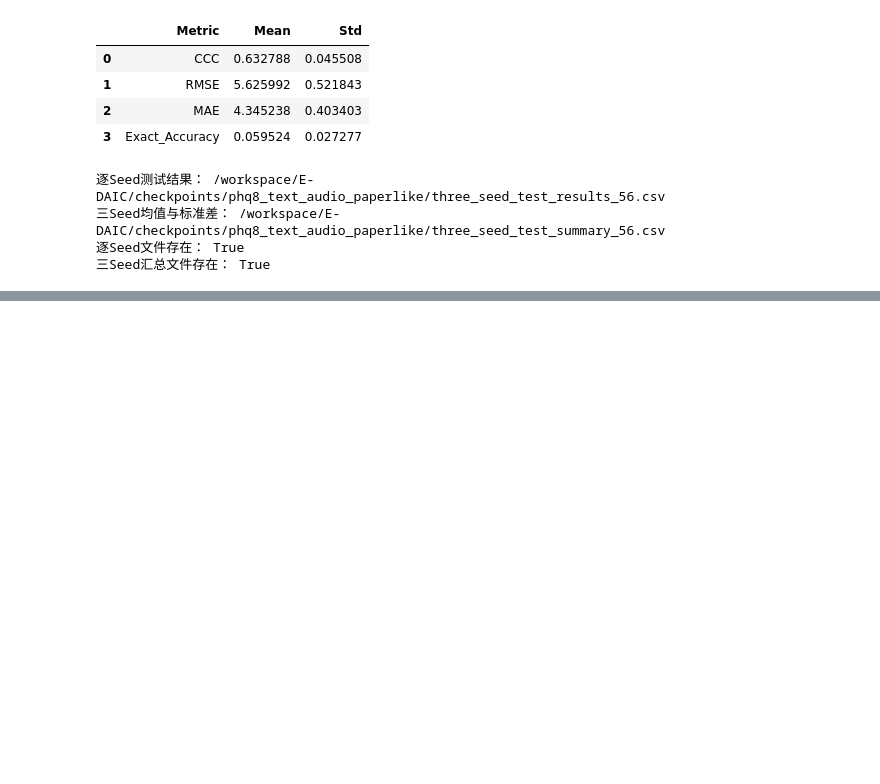
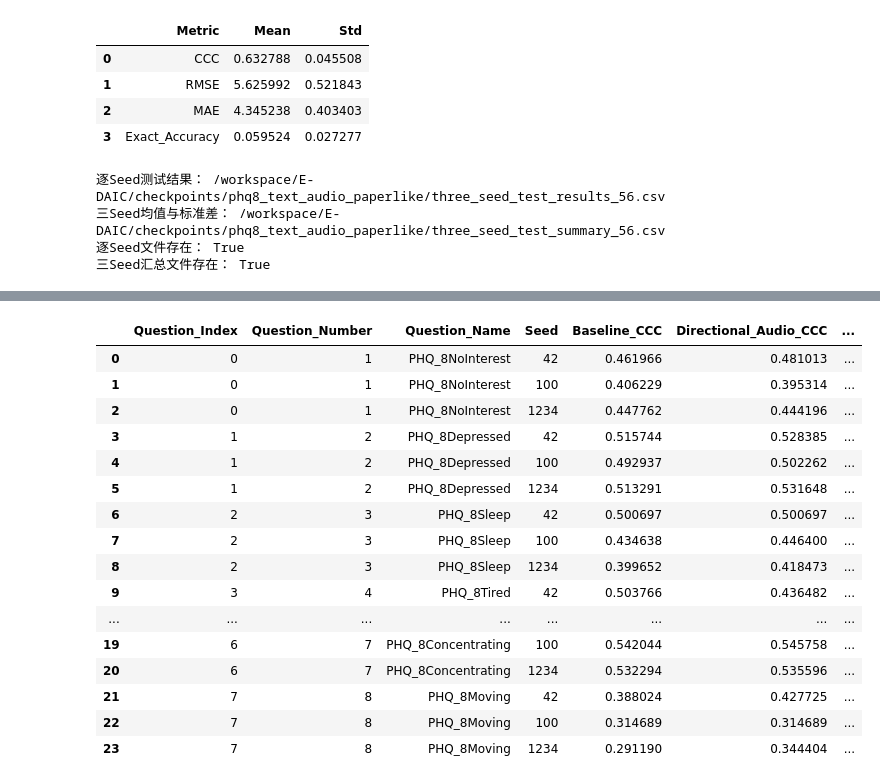
Before and after one commit to colderlyr/questmf_fuxian, a Jupyter notebook: Audio/self.ipynb, the cells around one changed output, grey strips where cells are left out. Drawn from its saved outputs; the diff is of its cells as text; code cells hidden in the pictures; blank space fills up the shorter version.

```diff
--- a/Audio/self.ipynb
+++ b/Audio/self.ipynb
@@ -3441,0 +4852,2 @@ print("三Seed汇总文件存在：", fusion_three_seed_summary_path.exists())
+# %%
+FUSION_BEST_CCC_ENCODER_CHECKPOINT_ROOT = FUSION_CHECKPOINT_ROOT.parent / f"{FUSION_CHECKPOINT_ROOT.name}_best_ccc_encoders"
@@ -3441,0 +5014,31 @@ print("三Seed汇总文件存在：", fusion_three_seed_summary_path.exists())
+# %%
+def get_best_ccc_baseline_output_dir(question_index, seed):
+    return FUSION_BEST_CCC_ENCODER_CHECKPOINT_ROOT / f"seed_{seed}" / f"question_{question_index + 1}"
+
+def get_directional_audio_output_dir(question_index, seed):
+    lambda_tag = f"{FINAL_AUDIO_CONTRAST_LAMBDA:.6g}".replace("-", "m").replace(".", "p")
+    margin_tag = f"{FINAL_AUDIO_CONTRAST_MARGIN:.6g}".replace("-", "m").replace(".", "p")
+    return AUDIO_CONTRAST_CHECKPOINT_ROOT / f"lambda_{lambda_tag}_margin_{margin_tag}_neg_{FINAL_AUDIO_CONTRAST_NEGATIVE_SETS}" / f"seed_{seed}" / f"question_{question_index + 1}"
+# %%
+final_best_ccc_baseline_results = {}
+final_directional_audio_results = {}
+
+for question_index in FINAL_QUESTION_INDICES:
+    for seed in FINAL_SEEDS:
+        baseline_output_dir = get_best_ccc_baseline_output_dir(question_index, seed)
+        baseline_result = load_completed_question_result(baseline_output_dir, question_index, seed, "text_audio_best_ccc_encoders")
+        if baseline_result is None:
+            print(f"开始训练基线：Seed={seed}，Q{question_index + 1}")
+            baseline_result = train_fusion_question_best_ccc_encoders(question_index=question_index, seed=seed)
+        else:
+            print(f"跳过已完成基线：Seed={seed}，Q{question_index + 1}，CCC={baseline_result['best_val_ccc']:.6f}")
+        final_best_ccc_baseline_results[(question_index, seed)] = baseline_result
+        directional_output_dir = get_directional_audio_output_dir(question_index, seed)
+        directional_result = load_completed_question_result(directional_output_dir, question_index, seed, "text_audio_label_aware_deterministic_audio_contrast_best_ccc_encoders")
+        if directional_result is None:
+            print(f"开始训练定向Audio：Seed={seed}，Q{question_index + 1}")
+            directional_result = train_fusion_question_label_aware_deterministic_audio_contrast(question_index=question_index, seed=seed, lambda_audio=FINAL_AUDIO_CONTRAST_LAMBDA, margin=FINAL_AUDIO_CONTRAST_MARGIN, num_negative_sets=FINAL_AUDIO_CONTRAST_NEGATIVE_SETS, encoder_checkpoint_type="best_ccc")
+        else:
+            print(f"跳过已完成定向Audio：Seed={seed}，Q{question_index + 1}，CCC={directional_result['best_val_ccc']:.6f}")
+        final_directional_audio_results[(question_index, seed)] = directional_result
+        print(f"完成配对：Seed={seed}，Q{question_index + 1}，Baseline={baseline_result['best_val_ccc']:.6f}，Directional={directional_result['best_val_ccc']:.6f}，Change={directional_result['best_val_ccc'] - baseline_result['best_val_ccc']:.6f}")
@@ -3441,0 +5063,29 @@ print("三Seed汇总文件存在：", fusion_three_seed_summary_path.exists())
+# %%
+paired_question_rows = []
+
+for question_index in FINAL_QUESTION_INDICES:
+    for seed in FINAL_SEEDS:
+        baseline_result = final_best_ccc_baseline_results[(question_index, seed)]
+        directional_result = final_directional_audio_results[(question_index, seed)]
+        paired_question_rows.append({"Question_Index": question_index, "Question_Number": question_index + 1, "Question_Name": PHQ8_QUESTION_COLUMNS[question_index], "Seed": seed, "Baseline_CCC": baseline_result["best_val_ccc"], "Directional_Audio_CCC": directional_result["best_val_ccc"], "CCC_Change": directional_result["best_val_ccc"] - baseline_result["best_val_ccc"], "Baseline_Best_Epoch": baseline_result["best_ccc_epoch"], "Directional_Best_Epoch": directional_result["best_ccc_epoch"]})
+
+paired_question_results = pd.DataFrame(paired_question_rows)
+display(paired_question_results)
+# %% [output]
+|  | Question_Index | Question_Number | Question_Name | Seed | Baseline_CCC | Directional_Audio_CCC | ... |
+| 0 | 0 | 1 | PHQ_8NoInterest | 42 | 0.461966 | 0.481013 | ... |
+| 1 | 0 | 1 | PHQ_8NoInterest | 100 | 0.406229 | 0.395314 | ... |
+| 2 | 0 | 1 | PHQ_8NoInterest | 1234 | 0.447762 | 0.444196 | ... |
+| 3 | 1 | 2 | PHQ_8Depressed | 42 | 0.515744 | 0.528385 | ... |
+| 4 | 1 | 2 | PHQ_8Depressed | 100 | 0.492937 | 0.502262 | ... |
+| 5 | 1 | 2 | PHQ_8Depressed | 1234 | 0.513291 | 0.531648 | ... |
+| 6 | 2 | 3 | PHQ_8Sleep | 42 | 0.500697 | 0.500697 | ... |
+| 7 | 2 | 3 | PHQ_8Sleep | 100 | 0.434638 | 0.446400 | ... |
+| 8 | 2 | 3 | PHQ_8Sleep | 1234 | 0.399652 | 0.418473 | ... |
+| 9 | 3 | 4 | PHQ_8Tired | 42 | 0.503766 | 0.436482 | ... |
+| ... | ... | ... | ... | ... | ... | ... | ... |
+| 19 | 6 | 7 | PHQ_8Concentrating | 100 | 0.542044 | 0.545758 | ... |
+| 20 | 6 | 7 | PHQ_8Concentrating | 1234 | 0.532294 | 0.535596 | ... |
+| 21 | 7 | 8 | PHQ_8Moving | 42 | 0.388024 | 0.427725 | ... |
+| 22 | 7 | 8 | PHQ_8Moving | 100 | 0.314689 | 0.314689 | ... |
+| 23 | 7 | 8 | PHQ_8Moving | 1234 | 0.291190 | 0.344404 | ... |
```
Also changed, not shown: parts of 71 cells of this notebook, 1 other file.
